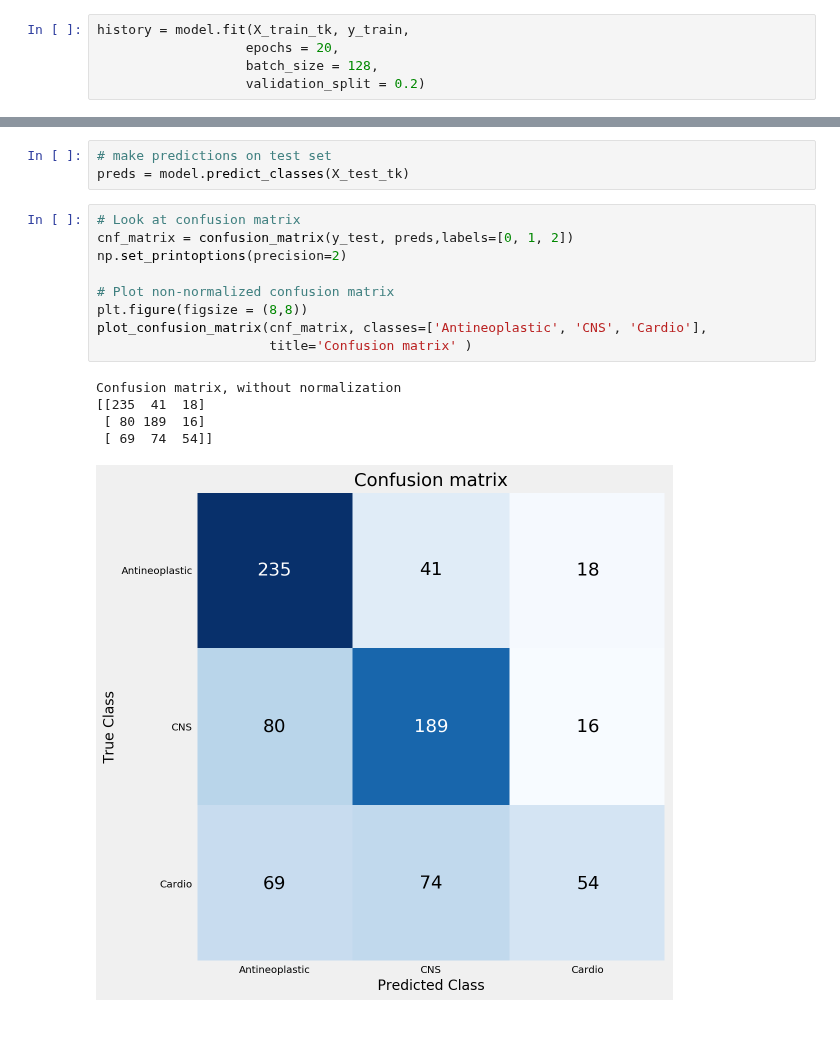
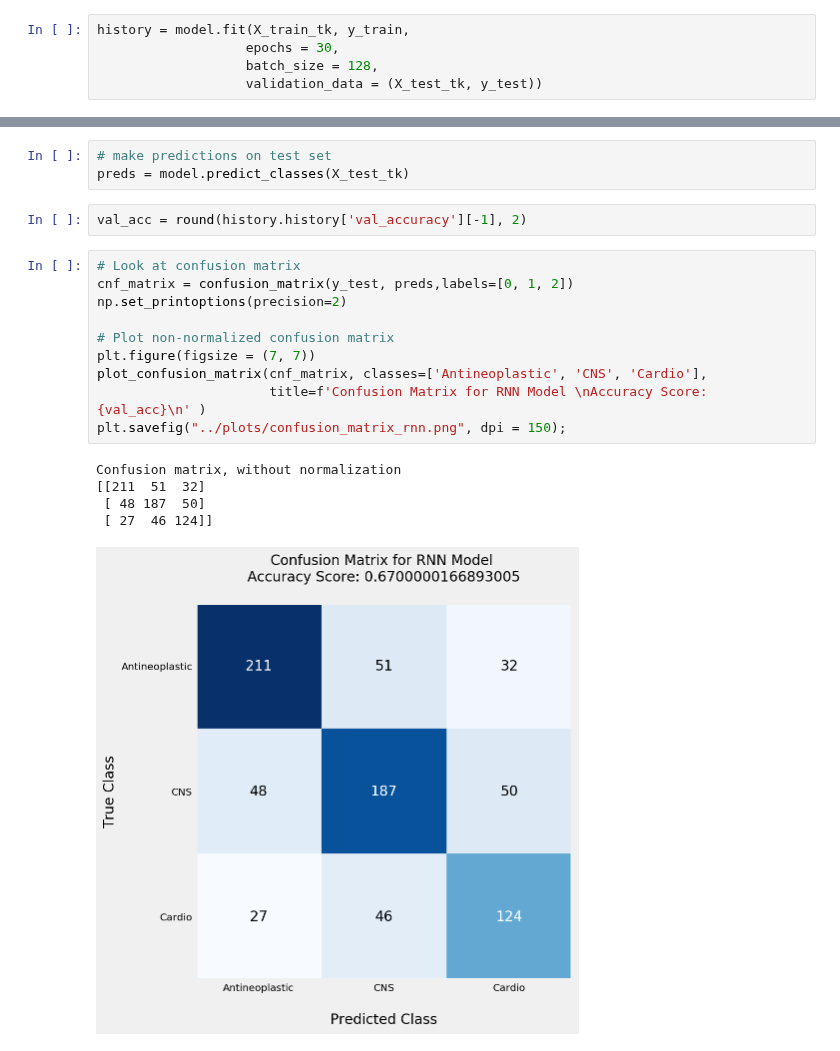
Before and after one commit to veeps/molecular_classification, a Jupyter notebook: code/03_rnn.ipynb, the cells around one changed output, grey strips where cells are left out. Cells and saved outputs as stored; diff of their text form.

```diff
--- a/code/03_rnn.ipynb
+++ b/code/03_rnn.ipynb
@@ -148,7 +164,7 @@ model.compile(optimizer = "adam", loss =  "sparse_categorical_crossentropy",
               metrics=['accuracy'])
 # %%
 history = model.fit(X_train_tk, y_train,
-                   epochs = 20,
+                   epochs = 30,
                    batch_size = 128,
-                   validation_split = 0.2)
+                   validation_data = (X_test_tk, y_test))
 # %% [output]
@@ -181,18 +198,21 @@ plot_accuracy_loss(history, epochs = 20)
 # %%
 # make predictions on test set
 preds = model.predict_classes(X_test_tk)
+# %%
+val_acc = round(history.history['val_accuracy'][-1], 2)
 # %%
 # Look at confusion matrix
 cnf_matrix = confusion_matrix(y_test, preds,labels=[0, 1, 2])
 np.set_printoptions(precision=2)
 
 # Plot non-normalized confusion matrix
-plt.figure(figsize = (8,8))
+plt.figure(figsize = (7, 7))
 plot_confusion_matrix(cnf_matrix, classes=['Antineoplastic', 'CNS', 'Cardio'],
-                      title='Confusion matrix' )
+                      title=f'Confusion Matrix for RNN Model \nAccuracy Score: {val_acc}\n' )
+plt.savefig("../plots/confusion_matrix_rnn.png", dpi = 150);
 # %% [output]
 Confusion matrix, without normalization
-[[235  41  18]
- [ 80 189  16]
- [ 69  74  54]]
+[[211  51  32]
+ [ 48 187  50]
+ [ 27  46 124]]
-[figure, old version]
+[figure, new version]
```
Also changed, not shown: parts of 6 cells of this notebook, 10 other files.
